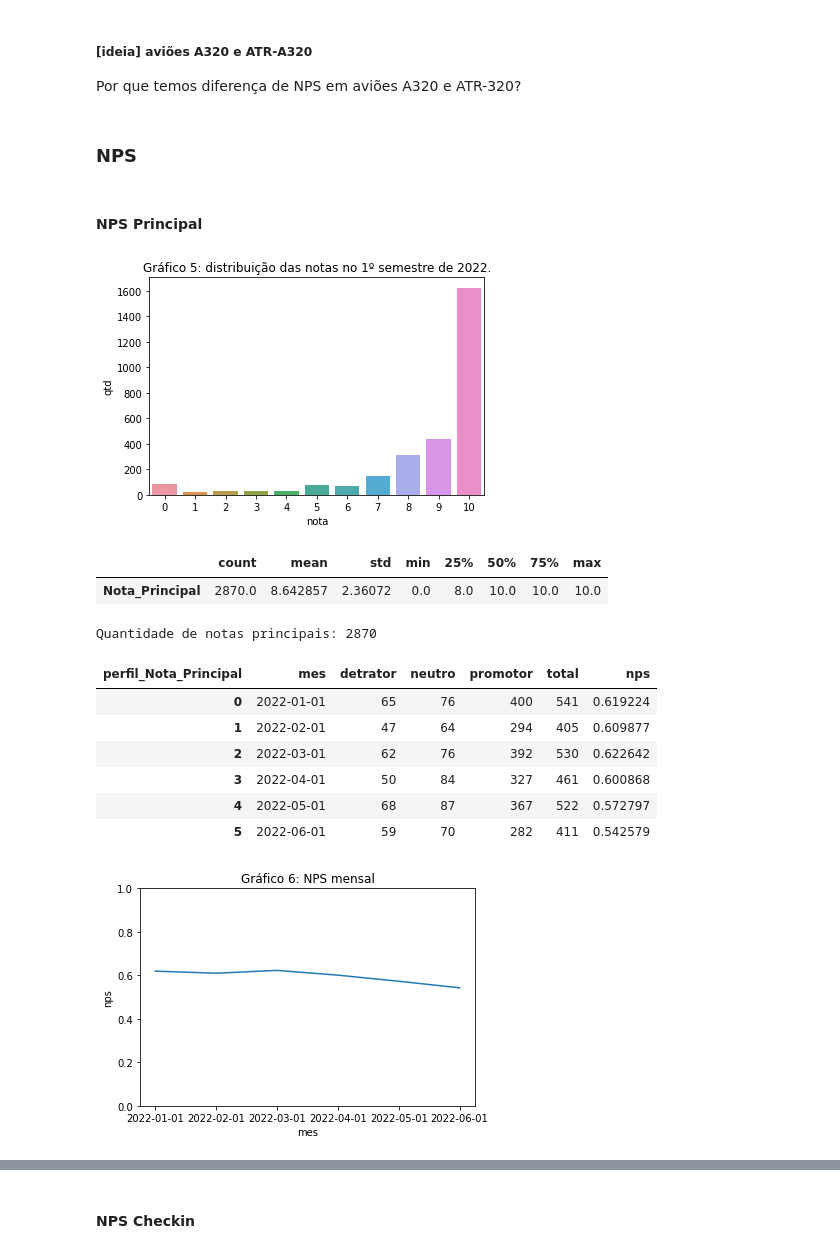
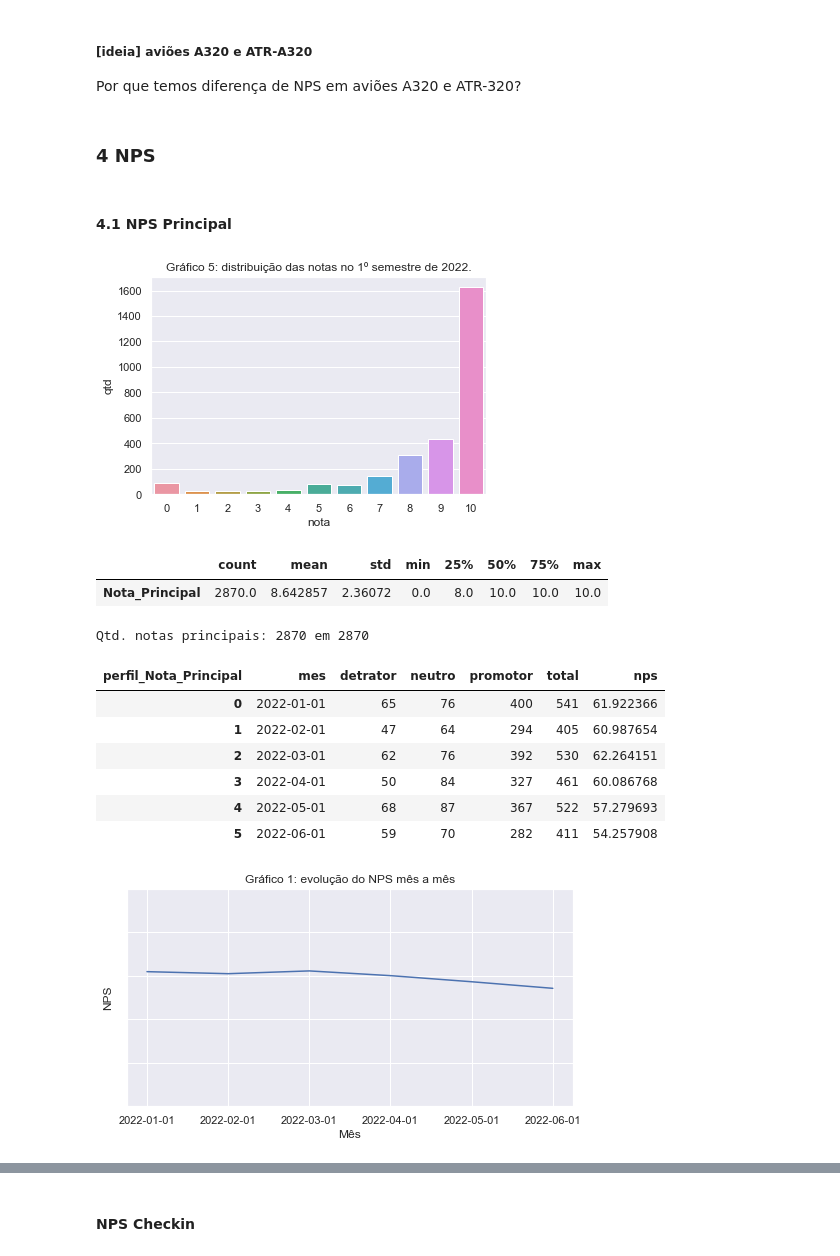
Before and after one commit to rknagao/azul, a Jupyter notebook: notebook.ipynb, the cells around one changed output, grey strips where cells are left out. Saved outputs shown, nothing was run; the diff lists cells and outputs as text; code cells hidden in the pictures.

```diff
--- a/notebook.ipynb
+++ b/notebook.ipynb
@@ -243,0 +238,4 @@ df_nps.sort_values('Minutos_Atraso', ascending=False).head(5)
+# %%
+# Quais vôos tem alto atraso?
+df_nps['grande_atraso'] = np.where(df_nps['Minutos_Atraso'] >= 15, 1, 0)
+df_nps['grande_atraso'].value_counts()
@@ -346,3 +366,6 @@ df_nps['list_airport'].value_counts()[:4]
 [CNF, SDU]    27
 [CWB, IGU]    25
 Name: list_airport, dtype: int64
+# %%
+df_nps['escala'] =df_nps['list_airport'].apply(lambda x:len(x))
+df_nps['escala'].value_counts()
@@ -523,3 +603,16 @@ azul.compare_nps_categorical(df_nps, 'perfil_Nota_Principal', 'Equipamento_Tipo'
 | 7 | Embraer-A330 | 6 | NaN | 0.67 | NaN |
 | 8 | Embraer-ATR | 125 | 117.0 | 0.55 | 0.48 |
 | 9 | MISTO | 6 | 12.0 | 0.17 | 0.00 |
+# %%
+# O que aconteceu com A320 em Q2?
+df_nps['dummy_A320'] = np.where(df_nps['Equipamento_Tipo'] == 'A320', 1, 0)
+
+df_nps.groupby(['dummy_A320', 'periodo']).agg({'Id':'count',
+                                               'Minutos_Atraso':'mean',
+                                               'grande_atraso':'mean',
+                                               'Tempo_Voo':'mean',
+                                               'Nota_Principal':'mean',
+                                               'Nota_Comissarios': 'mean',
+                                               'Nota_Entretenimento': 'mean',
+                                               'Nota_Bagagem':'mean',
+                                               'dummy_fds_feriado':'sum'}).round(2)
@@ -525,0 +636,11 @@ azul.compare_nps_categorical(df_nps, 'perfil_Nota_Principal', 'Equipamento_Tipo'
+# %%
+# O que aconteceu com A320 em Q2?
+df_nps['dummy_embraer_ATR'] = np.where(df_nps['Equipamento_Tipo'] == 'Embraer-ATR', 1, 0)
+
+df_nps.groupby(['dummy_embraer_ATR', 'periodo']).agg({'Minutos_Atraso':'mean',
+                                                      'Tempo_Voo':'mean',
+                                                      'escala':'mean',
+                                                      'Nota_Principal':'mean',
+                                                      'Nota_Comissarios': 'mean',
+                                                      'Nota_Entretenimento': 'mean',
+                                                      'Nota_Bagagem':'mean'}).round(2)
@@ -527,9 +655,9 @@ azul.compare_nps_categorical(df_nps, 'perfil_Nota_Principal', 'Equipamento_Tipo'
 ##### [ideia] aviões A320 e ATR-A320
 Por que temos diferença de NPS em aviões A320 e ATR-320?
 # %% [markdown]
-### NPS
+### 4 NPS
 # %% [markdown]
-#### NPS Principal
+#### 4.1 NPS Principal
 # %%
 # NPS em geral.
 df_plot = df_nps['Nota_Principal'].value_counts().reset_index().sort_values('index', ascending=False)
@@ -541,29 +669,37 @@ plt.show()
 
 df_nps['Nota_Principal'].describe().to_frame().T
 # %% [output]
-[figure, old version]
+[figure, new version]
 |  | count | mean | std | min | 25% | 50% | 75% | max |
 | Nota_Principal | 2870.0 | 8.642857 | 2.36072 | 0.0 | 8.0 | 10.0 | 10.0 | 10.0 |
 # %%
 # Temos nota principal em todas os vôos?
-print(f"Quantidade de notas principais: {df_nps.loc[df_nps['Nota_Principal'].notnull()].shape[0]}")
+print(f"Qtd. notas principais: {df_nps.loc[df_nps['Nota_Principal'].notnull()].shape[0]} em {df_nps.shape[0]}")
 # %% [output]
-Quantidade de notas principais: 2870
+Qtd. notas principais: 2870 em 2870
 # %%
 # Tabela contendo o nps calculado manualmente.
-df_nps_mes = pd.pivot_table(data=df_nps, values='Id', index='mes', columns='perfil_Nota_Principal', aggfunc='count', margins=True, margins_name='total').reset_index(drop=False).iloc[:-1, :]
-df_nps_mes['nps'] = (df_nps_mes['promotor'] - df_nps_mes['detrator'])/df_nps_mes['total']
+df_nps_mes = pd.pivot_table(data=df_nps.loc[df_nps['perfil_Nota_Principal'] != 'sem_avaliacao'],
+                            values='Id',
+                            index='mes',
+                            columns='perfil_Nota_Principal',
+                            aggfunc='count',
+                            margins=True,
+                            margins_name='total').reset_index(drop=False).iloc[:-1, :]
+df_nps_mes['nps'] = 100 * (df_nps_mes['promotor'] - df_nps_mes['detrator'])/df_nps_mes['total']
 display(df_nps_mes)
 
+sns.set_theme()
+plt.figure(figsize=(8,4))
 fig = sns.lineplot(data=df_nps_mes, x='mes', y='nps')
-fig.set(title='Gráfico 6: NPS mensal', ylim=(0,1))
+fig.set(title='Gráfico 1: evolução do NPS mês a mês', ylim=(0,100), xlabel='Mês', ylabel='NPS', yticklabels=[])
 plt.show()
 # %% [output]
 | perfil_Nota_Principal | mes | detrator | neutro | promotor | total | nps |
-| 0 | 2022-01-01 | 65 | 76 | 400 | 541 | 0.619224 |
-| 1 | 2022-02-01 | 47 | 64 | 294 | 405 | 0.609877 |
-| 2 | 2022-03-01 | 62 | 76 | 392 | 530 | 0.622642 |
-| 3 | 2022-04-01 | 50 | 84 | 327 | 461 | 0.600868 |
-| 4 | 2022-05-01 | 68 | 87 | 367 | 522 | 0.572797 |
-| 5 | 2022-06-01 | 59 | 70 | 282 | 411 | 0.542579 |
+| 0 | 2022-01-01 | 65 | 76 | 400 | 541 | 61.922366 |
+| 1 | 2022-02-01 | 47 | 64 | 294 | 405 | 60.987654 |
+| 2 | 2022-03-01 | 62 | 76 | 392 | 530 | 62.264151 |
+| 3 | 2022-04-01 | 50 | 84 | 327 | 461 | 60.086768 |
+| 4 | 2022-05-01 | 68 | 87 | 367 | 522 | 57.279693 |
+| 5 | 2022-06-01 | 59 | 70 | 282 | 411 | 54.257908 |
-[figure, old version]
+[figure, new version]
```
Also changed, not shown: parts of 84 cells of this notebook, 1 other file.
